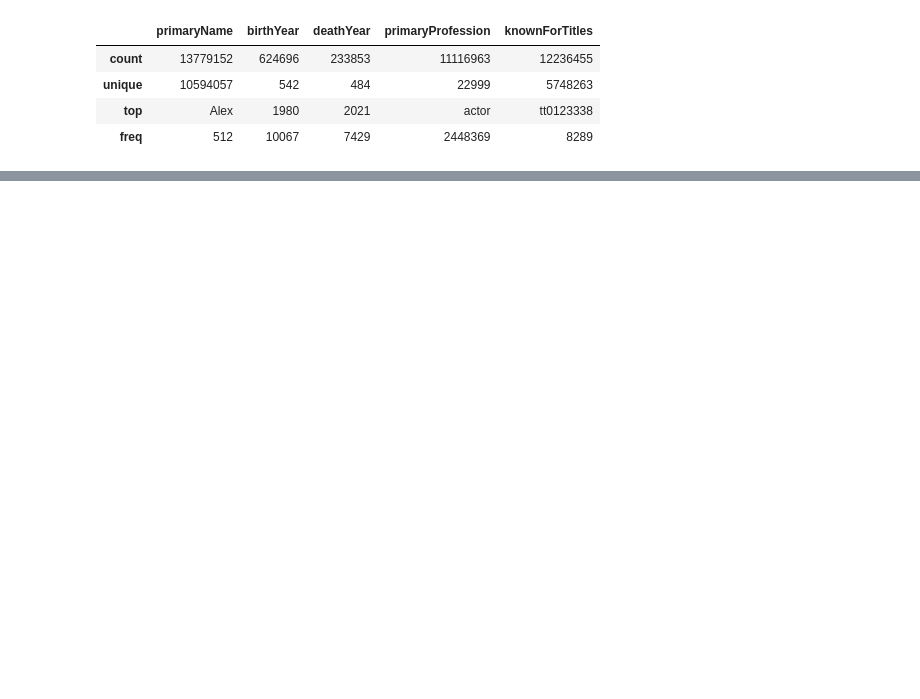
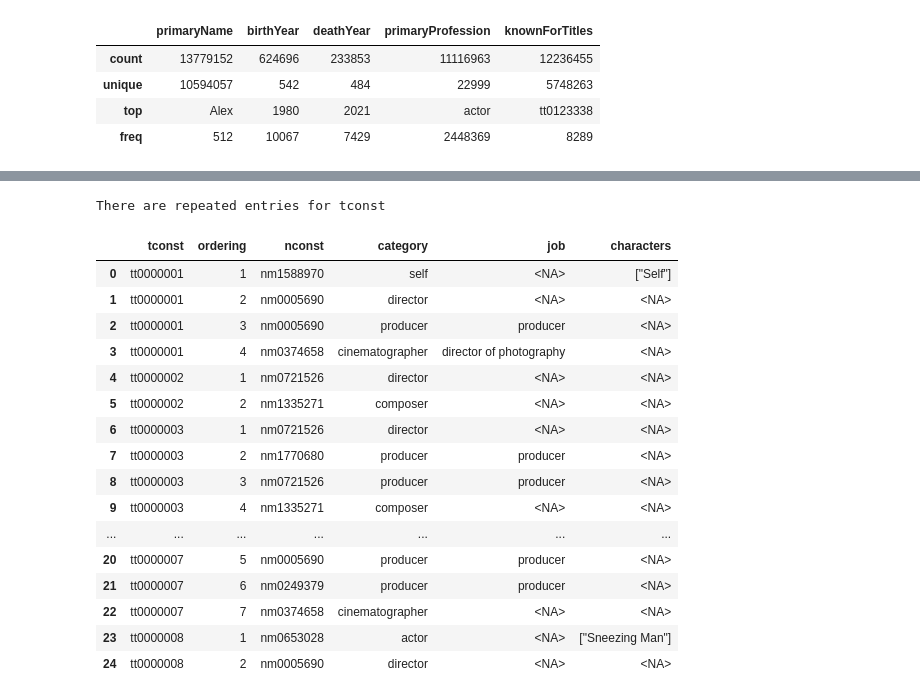
Before and after one commit to SharpWave/Dave_ML, a Jupyter notebook: IMDB2SQL.ipynb, the cells around one changed output, grey strips where cells are left out. Cells and saved outputs as stored; diff of their text form; code cells hidden in the pictures; blank space fills up the shorter version.

```diff
--- a/IMDB2SQL.ipynb
+++ b/IMDB2SQL.ipynb
@@ -118,0 +102,37 @@ conn.close()
+# %%
+# import title.principals.tsv
+title_principals = pd.read_csv('title.principals.tsv', sep='\t')
+title_principals = title_principals.replace('\\N', pd.NA)
+
+# check whether there are repeated entries for tconst
+title_principals['tconst'].value_counts().head(5)
+
+# logical check
+if title_principals['tconst'].value_counts().max() == 1:
+    print('No repeated entries for tconst')
+else:
+    print('There are repeated entries for tconst')
+# %% [output]
+There are repeated entries for tconst
+# %%
+# ok so we can't re-index on tconst
+
+title_principals.head(25)
+# %% [output]
+|  | tconst | ordering | nconst | category | job | characters |
+| 0 | tt0000001 | 1 | nm1588970 | self | <NA> | ["Self"] |
+| 1 | tt0000001 | 2 | nm0005690 | director | <NA> | <NA> |
+| 2 | tt0000001 | 3 | nm0005690 | producer | producer | <NA> |
+| 3 | tt0000001 | 4 | nm0374658 | cinematographer | director of photography | <NA> |
+| 4 | tt0000002 | 1 | nm0721526 | director | <NA> | <NA> |
+| 5 | tt0000002 | 2 | nm1335271 | composer | <NA> | <NA> |
+| 6 | tt0000003 | 1 | nm0721526 | director | <NA> | <NA> |
+| 7 | tt0000003 | 2 | nm1770680 | producer | producer | <NA> |
+| 8 | tt0000003 | 3 | nm0721526 | producer | producer | <NA> |
+| 9 | tt0000003 | 4 | nm1335271 | composer | <NA> | <NA> |
+| ... | ... | ... | ... | ... | ... | ... |
+| 20 | tt0000007 | 5 | nm0005690 | producer | producer | <NA> |
+| 21 | tt0000007 | 6 | nm0249379 | producer | producer | <NA> |
+| 22 | tt0000007 | 7 | nm0374658 | cinematographer | <NA> | <NA> |
+| 23 | tt0000008 | 1 | nm0653028 | actor | <NA> | ["Sneezing Man"] |
+| 24 | tt0000008 | 2 | nm0005690 | director | <NA> | <NA> |
```
Also changed, not shown: parts of 21 cells of this notebook, 1 other file.
